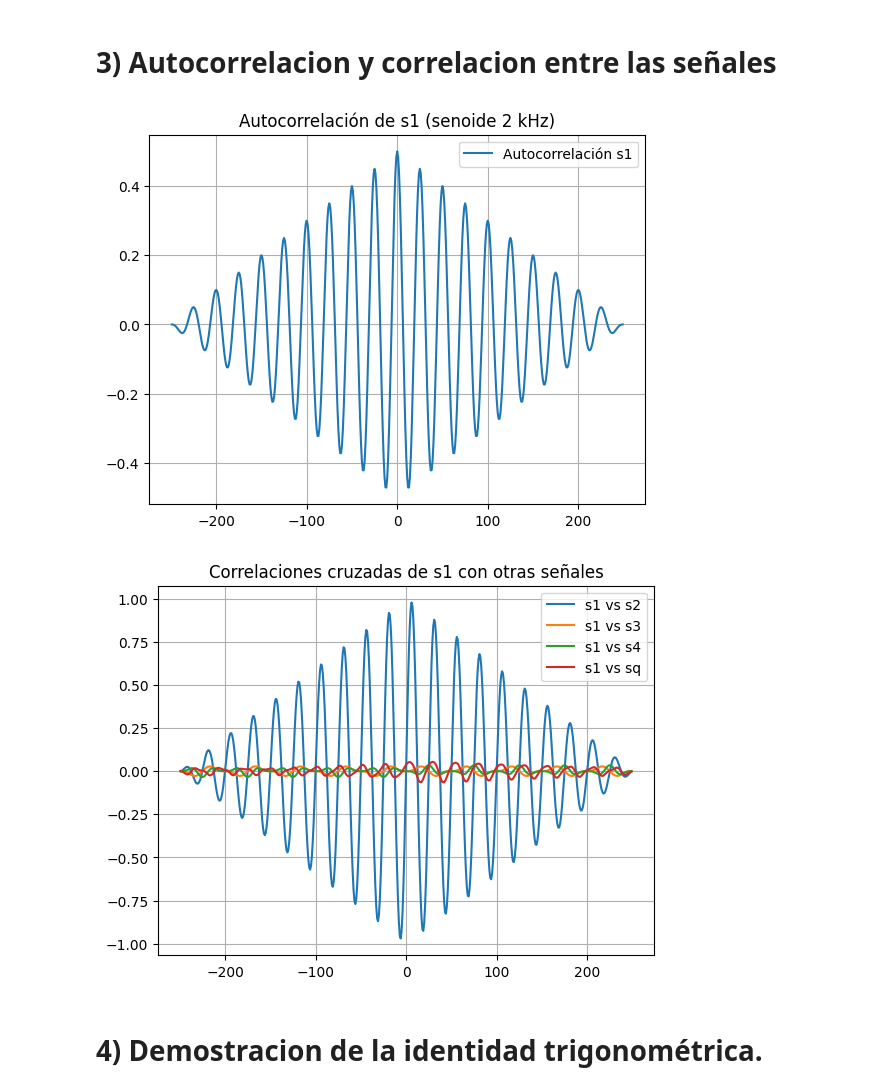
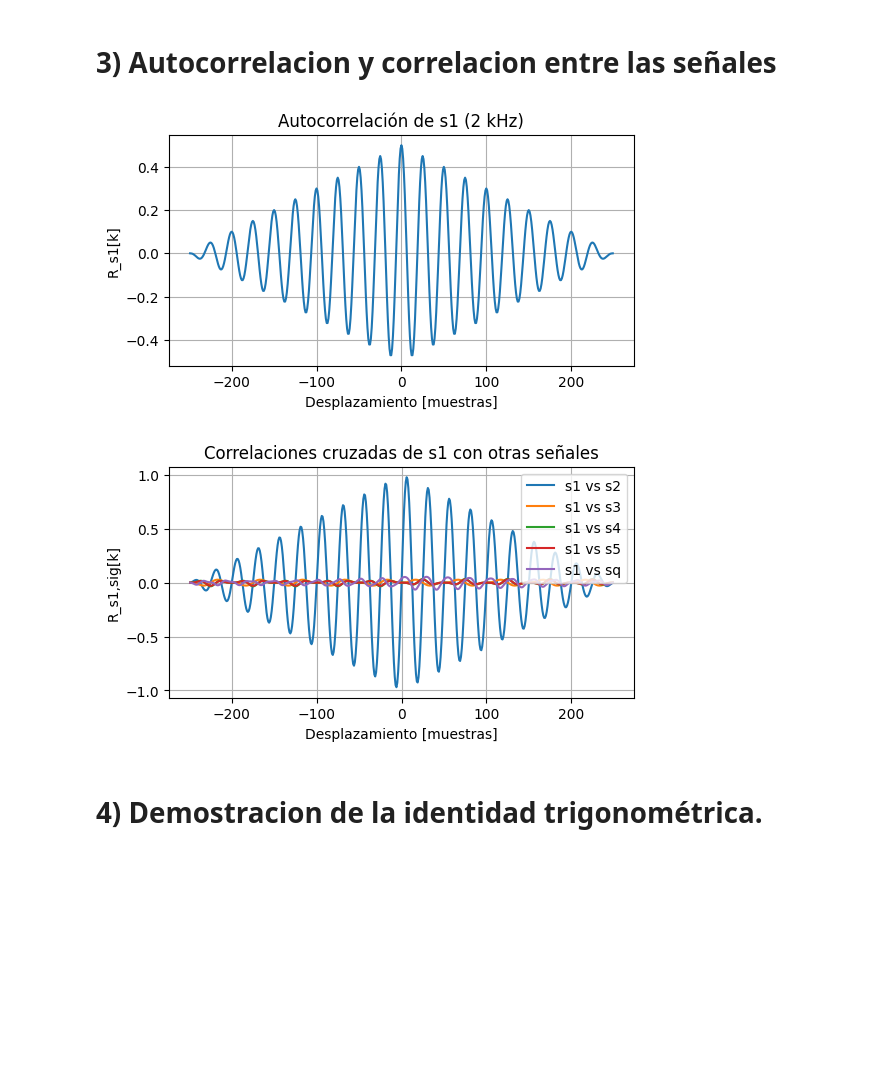
Before and after one commit to matiascarbajal111-cpu/TS1, a Jupyter notebook: TS1_MATIAS_CARBAJAL.ipynb, the cells around one changed output. Saved outputs shown, nothing was run; the diff lists cells and outputs as text; code cells hidden in the pictures; blank space fills up the shorter version.

```diff
--- a/TS1_MATIAS_CARBAJAL.ipynb
+++ b/TS1_MATIAS_CARBAJAL.ipynb
@@ -58,14 +55,12 @@ t = np.arange(N) / fs
 # %% [markdown]
 ## Síntesis de señales.
 # %%
-# Señales básicas
-s1 = np.sin(2*np.pi*f*t)                # senoide de 2 kHz
-s2 = 2 * np.sin(2*np.pi*f*t + np.pi/2)  # amplificada x2 y desfase π/2
-s3 = np.sin(2*np.pi*(f/2)*t)            # senoide 1 kHz
-s4 = s3 * s1                            # señal AM
-sq = signal.square(2 * np.pi * fsquare * t)   # señal cuadrada
-
-# Señal recortada al 75% de la amplitud máxima
+# Señales
+s1 = np.sin(2 * np.pi * f * t)
+s2 = 2 * np.sin(2 * np.pi * f * t + np.pi / 2)
+s3 = np.sin(2 * np.pi * (f / 2) * t)
+s4 = s1 * s3
+sq = signal.square(2 * np.pi * fsquare * t)
 A = np.max(np.abs(s4)) * 0.75
 s5 = np.clip(s4, a_min=-A, a_max=A)
 # %% [markdown]
@@ -127,26 +119,32 @@ s1 y sq → NO ORTOGONAL (producto interno = 9.3906)
 # %% [markdown]
 # 3) Autocorrelacion y correlacion entre las señales
 # %%
-# Autocorrelación de s1
-R_s1 = np.correlate(s1, s1, mode="full") / len(s1)
-lags = np.arange(-len(s1)+1, len(s1))
+R_s1 = np.correlate(s1, s1, mode='full') / len(s1)
+lags = np.arange(-len(s1) + 1, len(s1))
+plt.figure(figsize=(6, 3))
+plt.plot(lags, R_s1)
+plt.title("Autocorrelación de s1 (2 kHz)")
+plt.xlabel("Desplazamiento [muestras]")
+plt.ylabel("R_s1[k]")
+plt.grid(True)
+plt.show()
 
-plt.figure()
-plt.plot(lags, R_s1, label="Autocorrelación s1")
-plt.title("Autocorrelación de s1 (senoide 2 kHz)")
-plt.grid(True); plt.legend()
+signals = [s2, s3, s4, s5, sq]
+names = ["s2", "s3", "s4", "s5", "sq"]
 
-# Correlaciones cruzadas
-plt.figure()
+plt.figure(figsize=(6, 3))
 for sig, name in zip(signals, names):
     R = np.correlate(s1, sig, mode="full") / len(s1)
-    plt.plot(lags, R, label=f"s1 vs {name}")
+    plt.plot(np.arange(-len(s1) + 1, len(s1)), R, label=f"s1 vs {name}")
 plt.title("Correlaciones cruzadas de s1 con otras señales")
-plt.grid(True); plt.legend()
+plt.xlabel("Desplazamiento [muestras]")
+plt.ylabel("R_s1,sig[k]")
+plt.grid(True)
+plt.legend()
 plt.show()
 # %% [output]
-[figure, old version]
+[figure, new version]
-[figure, old version]
+[figure, new version]
 # %% [markdown]
 # 4) Demostracion de la identidad trigonométrica.
 # %% [markdown]
```
Also changed, not shown: parts of 8 cells of this notebook, 1 other file.
